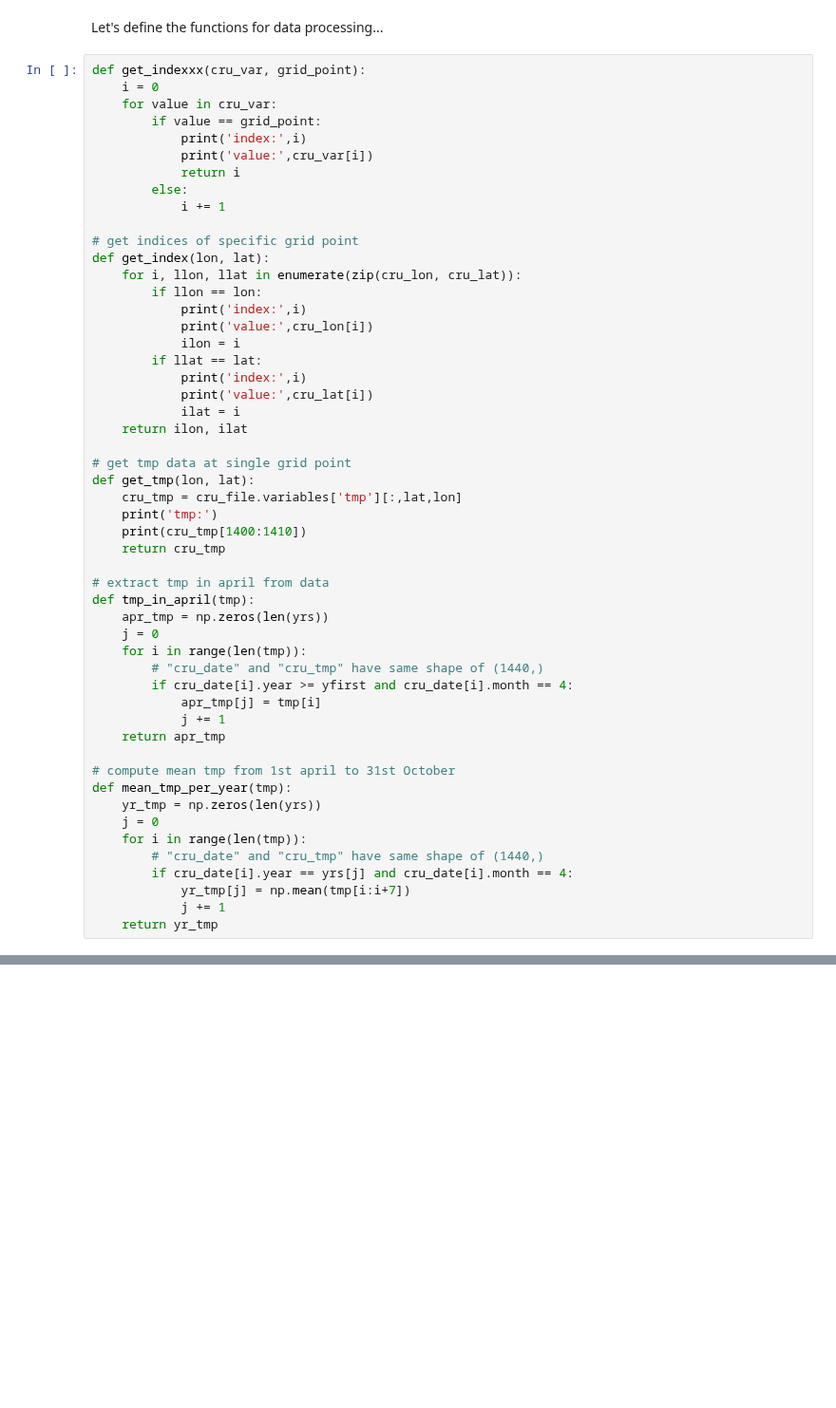
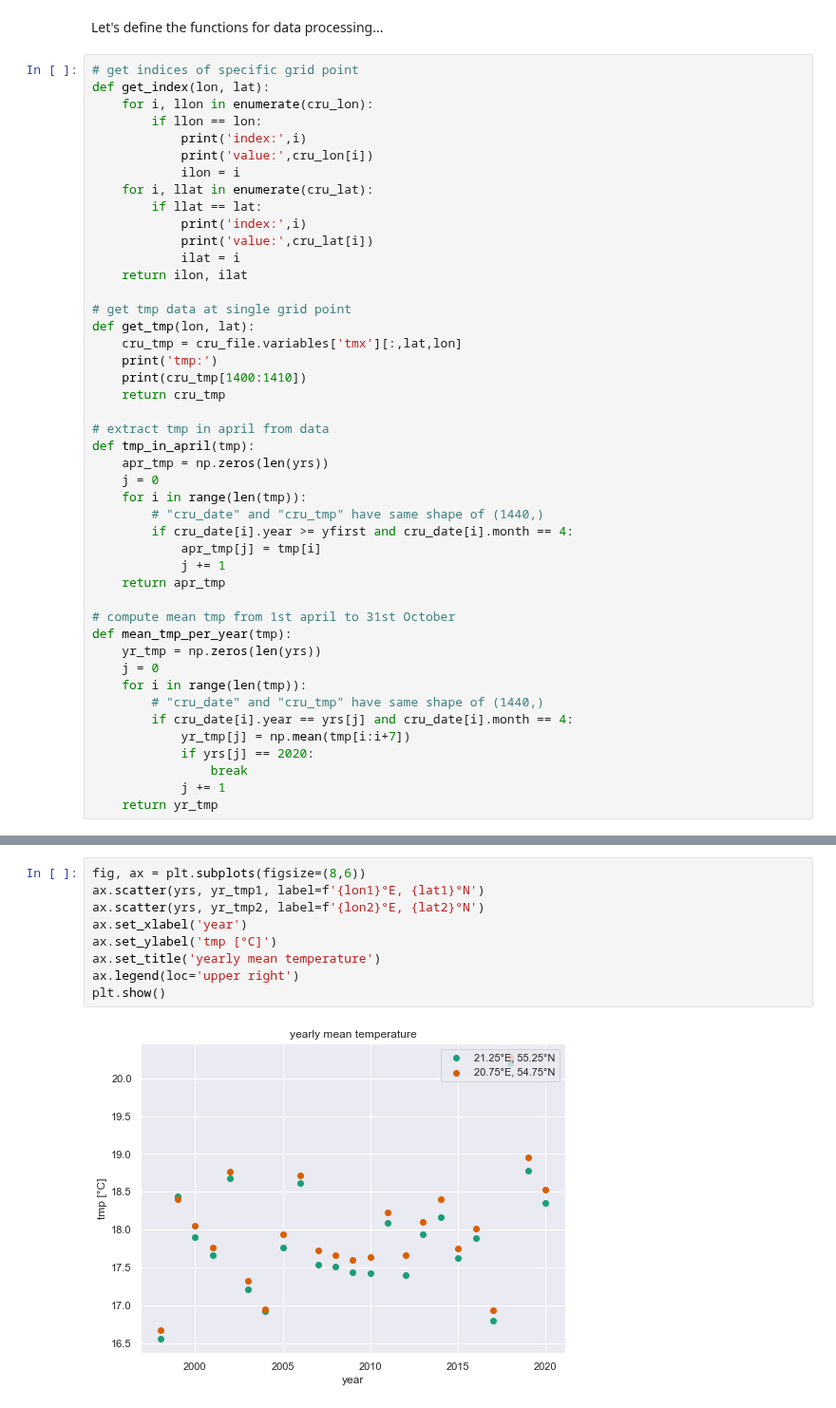
Before and after one commit to gtlab-barcelona/robert, a Jupyter notebook: code/6-import-CRU-data.ipynb, the cells around one changed output, grey strips where cells are left out. Shown at 95% size. Drawn from its saved outputs; the diff is of its cells as text; blank space fills up the shorter version.

```diff
--- a/code/6-import-CRU-data.ipynb
+++ b/code/6-import-CRU-data.ipynb
@@ -117,23 +117,14 @@ yrs = np.arange(1998, 2020+1)
 # %% [markdown]
 Let's define the functions for data processing...
 # %%
-def get_indexxx(cru_var, grid_point):
-    i = 0
-    for value in cru_var:
-        if value == grid_point:
-            print('index:',i)
-            print('value:',cru_var[i])
-            return i
-        else:
-            i += 1
-
 # get indices of specific grid point
 def get_index(lon, lat):
-    for i, llon, llat in enumerate(zip(cru_lon, cru_lat)):
+    for i, llon in enumerate(cru_lon):
         if llon == lon:
             print('index:',i)
             print('value:',cru_lon[i])
             ilon = i
+    for i, llat in enumerate(cru_lat):
         if llat == lat:
             print('index:',i)
             print('value:',cru_lat[i])
@@ -142,7 +133,7 @@ def get_index(lon, lat):
 
 # get tmp data at single grid point
 def get_tmp(lon, lat):
-    cru_tmp = cru_file.variables['tmp'][:,lat,lon]
+    cru_tmp = cru_file.variables['tmx'][:,lat,lon]
     print('tmp:')
     print(cru_tmp[1400:1410])
     return cru_tmp
@@ -166,5 +157,7 @@ def mean_tmp_per_year(tmp):
         # "cru_date" and "cru_tmp" have same shape of (1440,)
         if cru_date[i].year == yrs[j] and cru_date[i].month == 4:
             yr_tmp[j] = np.mean(tmp[i:i+7])
+            if yrs[j] == 2020:
+                break
             j += 1
     return yr_tmp
@@ -189,3 +214,14 @@ sns.scatterplot(x=yrs, y=tmp)
+# %%
+fig, ax = plt.subplots(figsize=(8,6))
+ax.scatter(yrs, yr_tmp1, label=f'{lon1}°E, {lat1}°N')
+ax.scatter(yrs, yr_tmp2, label=f'{lon2}°E, {lat2}°N')
+ax.set_xlabel('year')
+ax.set_ylabel('tmp [°C]')
+ax.set_title('yearly mean temperature')
+ax.legend(loc='upper right')
+plt.show()
+# %% [output]
+[figure, added]
 # %%
 # save tmp from cru ts dataset
 # https://ipython.org/ipython-doc/rel-0.12/config/extensions/storemagic.html
```
Also changed, not shown: parts of 8 cells of this notebook, 1 other file.
